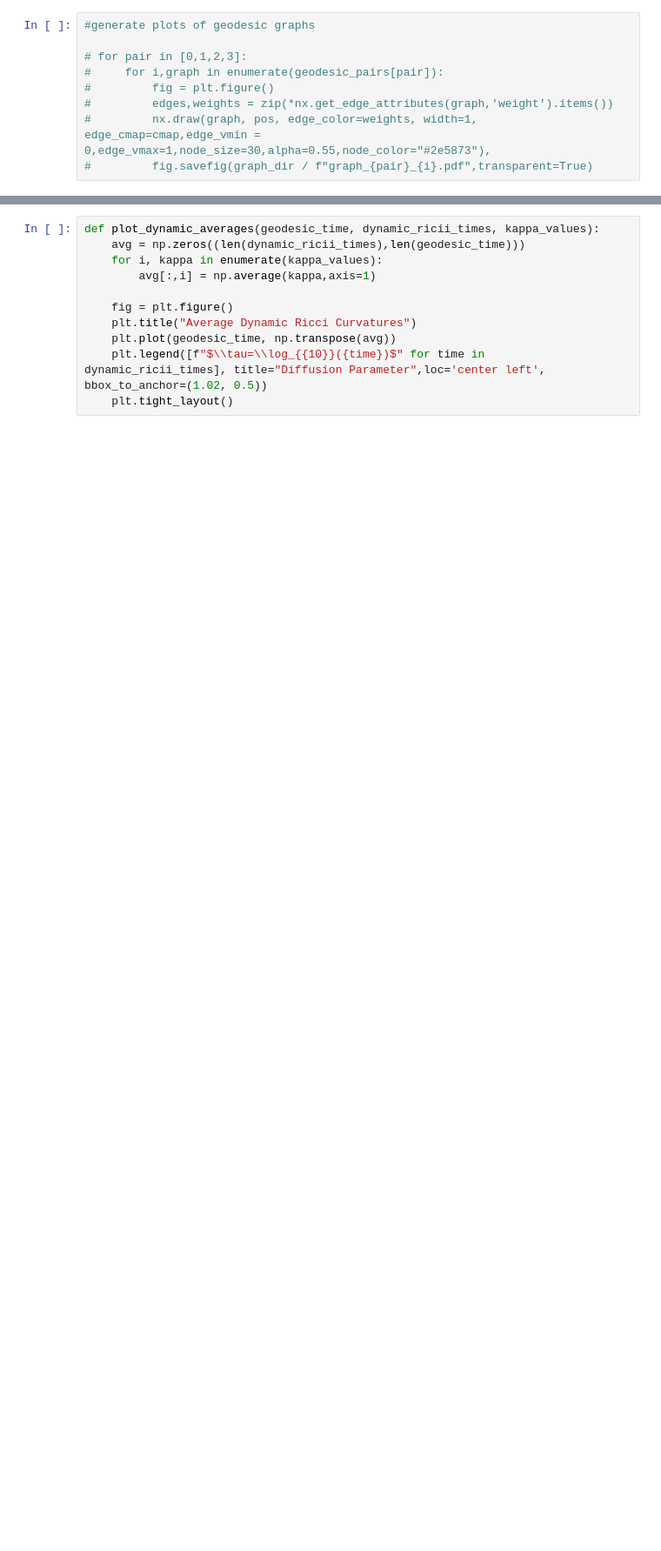
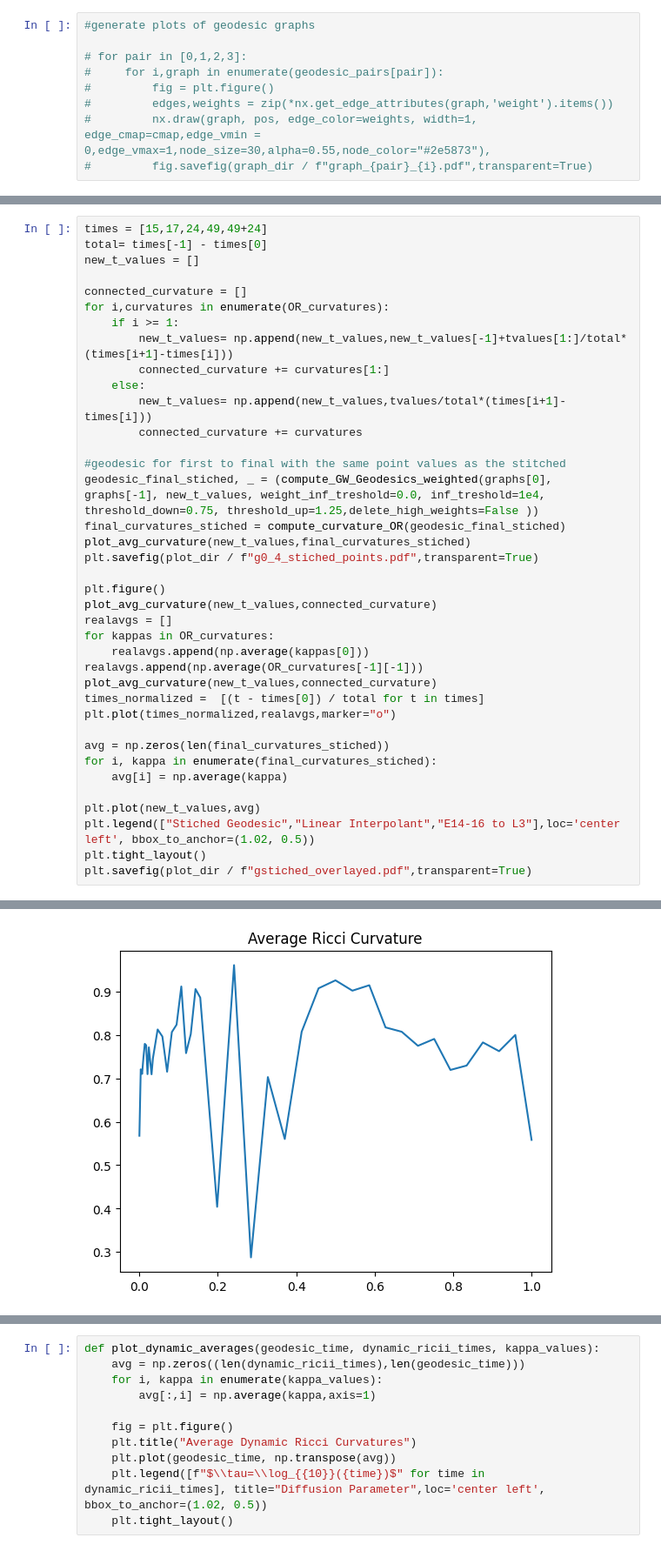
Before and after one commit to TuyentdTran/A-Unified-Geometric-Framework-for-Developmental-Analysis-of-Spatial-Transcriptomic-Data, a Jupyter notebook: Codes/Tuyen/GW Geodesic Ricci - Fruit Fly Ex3.ipynb, the cells around one changed output, grey strips where cells are left out. Shown at 87% size. Saved outputs shown, nothing was run; the diff lists cells and outputs as text; blank space fills up the shorter version.

```diff
--- a/Codes/Tuyen/GW Geodesic Ricci - Fruit Fly Ex3.ipynb
+++ b/Codes/Tuyen/GW Geodesic Ricci - Fruit Fly Ex3.ipynb
@@ -198,0 +171,39 @@ plt.savefig(plot_dir / f"gstiched_overlayed.pdf",transparent=True)
+# %%
+times = [15,17,24,49,49+24]
+total= times[-1] - times[0]
+new_t_values = []
+
+connected_curvature = []
+for i,curvatures in enumerate(OR_curvatures):
+    if i >= 1:
+        new_t_values= np.append(new_t_values,new_t_values[-1]+tvalues[1:]/total*(times[i+1]-times[i]))
+        connected_curvature += curvatures[1:]
+    else:
+        new_t_values= np.append(new_t_values,tvalues/total*(times[i+1]-times[i]))
+        connected_curvature += curvatures
+
+#geodesic for first to final with the same point values as the stitched
+geodesic_final_stiched, _ = (compute_GW_Geodesics_weighted(graphs[0], graphs[-1], new_t_values, weight_inf_treshold=0.0, inf_treshold=1e4, threshold_down=0.75, threshold_up=1.25,delete_high_weights=False ))
+final_curvatures_stiched = compute_curvature_OR(geodesic_final_stiched)
+plot_avg_curvature(new_t_values,final_curvatures_stiched)
+plt.savefig(plot_dir / f"g0_4_stiched_points.pdf",transparent=True)
+
+plt.figure()
+plot_avg_curvature(new_t_values,connected_curvature)
+realavgs = []
+for kappas in OR_curvatures:
+    realavgs.append(np.average(kappas[0]))
+realavgs.append(np.average(OR_curvatures[-1][-1]))
+plot_avg_curvature(new_t_values,connected_curvature)
+times_normalized =  [(t - times[0]) / total for t in times]
+plt.plot(times_normalized,realavgs,marker="o")
+
+avg = np.zeros(len(final_curvatures_stiched))
+for i, kappa in enumerate(final_curvatures_stiched):
+    avg[i] = np.average(kappa)
+
+plt.plot(new_t_values,avg)
+plt.legend(["Stiched Geodesic","Linear Interpolant","E14-16 to L3"],loc='center left', bbox_to_anchor=(1.02, 0.5))
+plt.tight_layout()
+plt.savefig(plot_dir / f"gstiched_overlayed.pdf",transparent=True)
+# %% [output]
@@ -198,0 +227 @@ plt.savefig(plot_dir / f"gstiched_overlayed.pdf",transparent=True)
+[figure, added]
```
Also changed, not shown: parts of 13 cells of this notebook, 13 other files.
